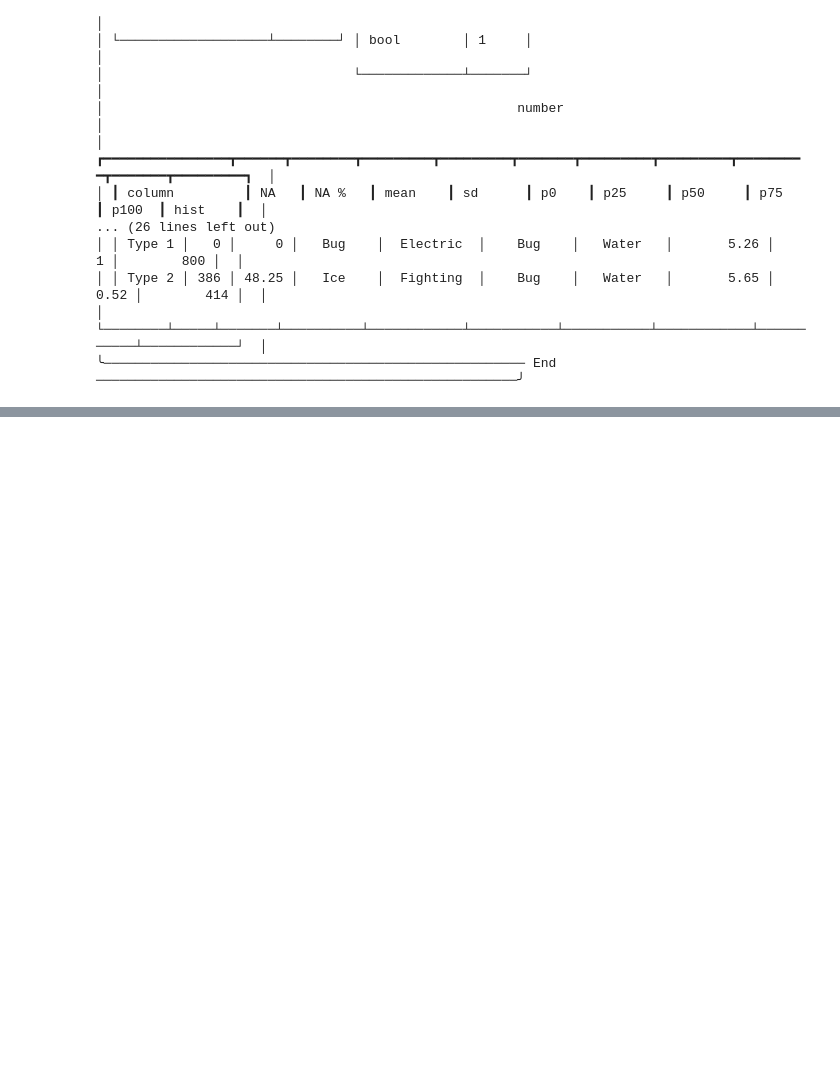
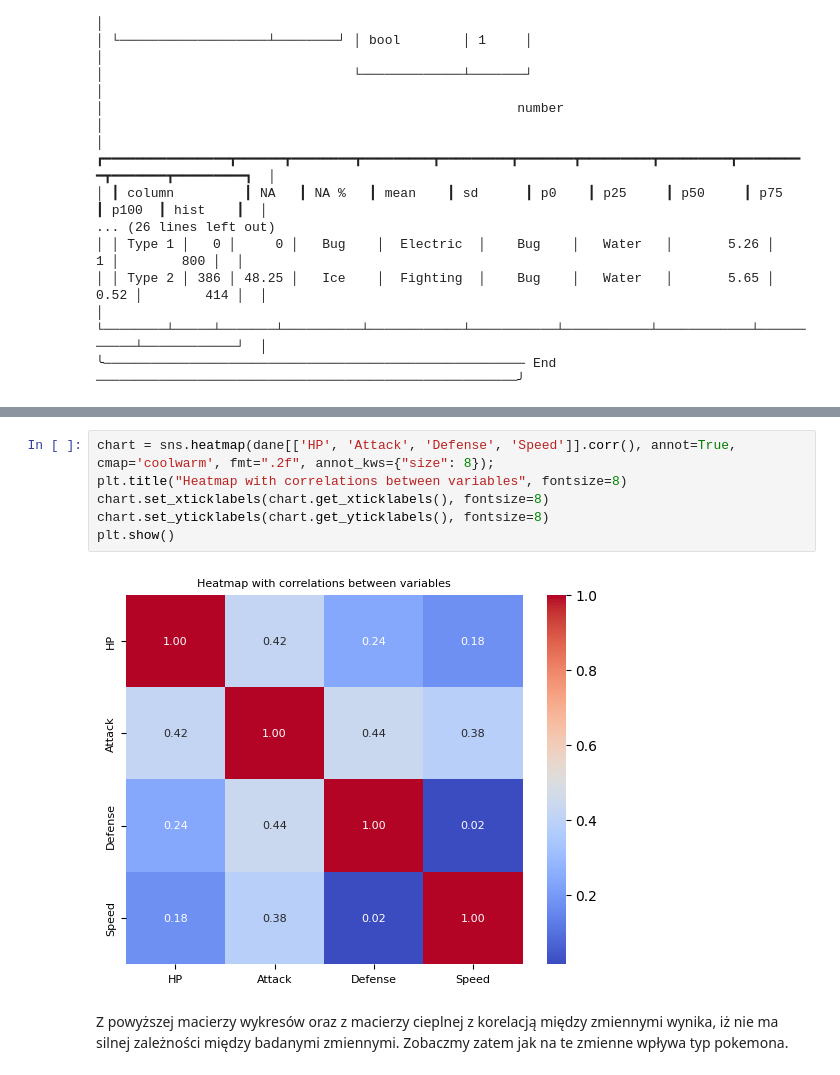
Before and after one commit to Kubix-commits/Wizualizacja-Danych, a Jupyter notebook: Projekt - wizualizacja/Wizualizacja danych.ipynb, the cells around one changed output, grey strips where cells are left out. Cells and saved outputs as stored; diff of their text form; blank space fills up the shorter version.

```diff
--- a/Projekt - wizualizacja/Wizualizacja danych.ipynb
+++ b/Projekt - wizualizacja/Wizualizacja danych.ipynb
@@ -29,0 +115,10 @@ skim.skim(dane)
+# %%
+chart = sns.heatmap(dane[['HP', 'Attack', 'Defense', 'Speed']].corr(), annot=True, cmap='coolwarm', fmt=".2f", annot_kws={"size": 8});
+plt.title("Heatmap with correlations between variables", fontsize=8)
+chart.set_xticklabels(chart.get_xticklabels(), fontsize=8)
+chart.set_yticklabels(chart.get_yticklabels(), fontsize=8)
+plt.show()
+# %% [output]
+[figure, added]
+# %% [markdown]
+Z powyższej macierzy wykresów oraz z macierzy cieplnej z korelacją między zmiennymi wynika, iż nie ma silnej zależności między badanymi zmiennymi. Zobaczmy zatem jak na te zmienne wpływa typ pokemona.
```
Also changed, not shown: parts of 10 cells of this notebook.
